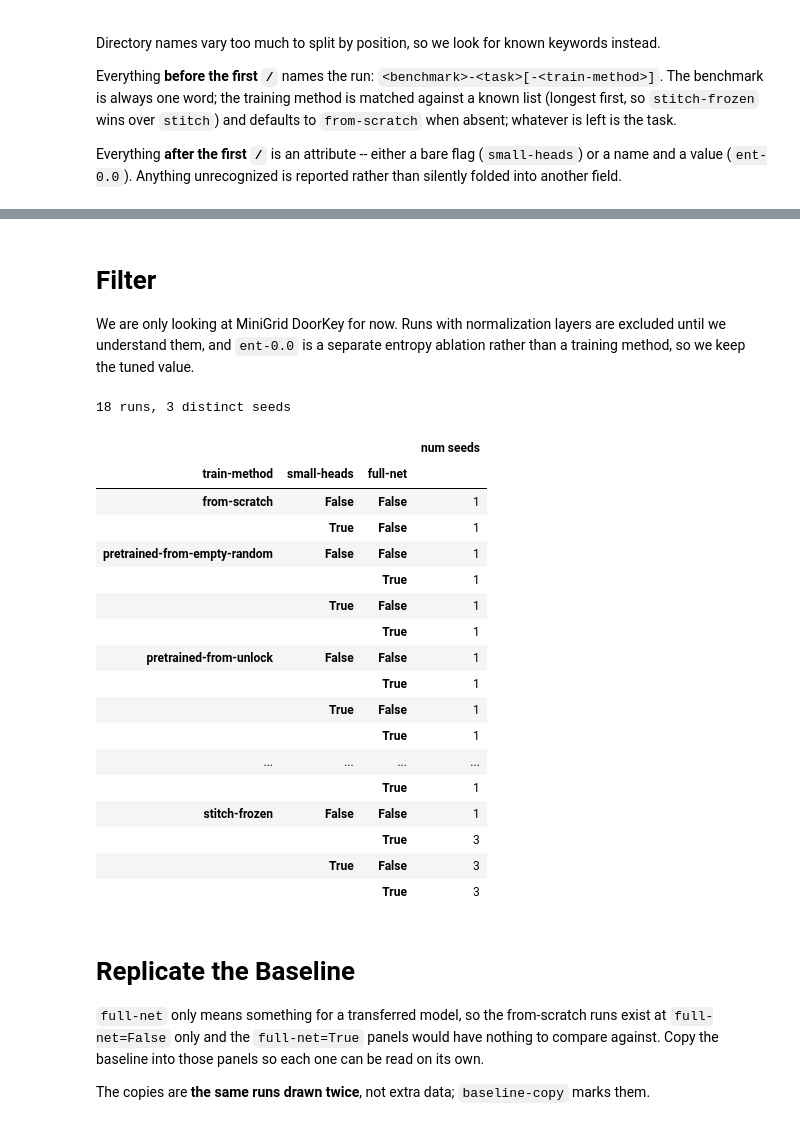
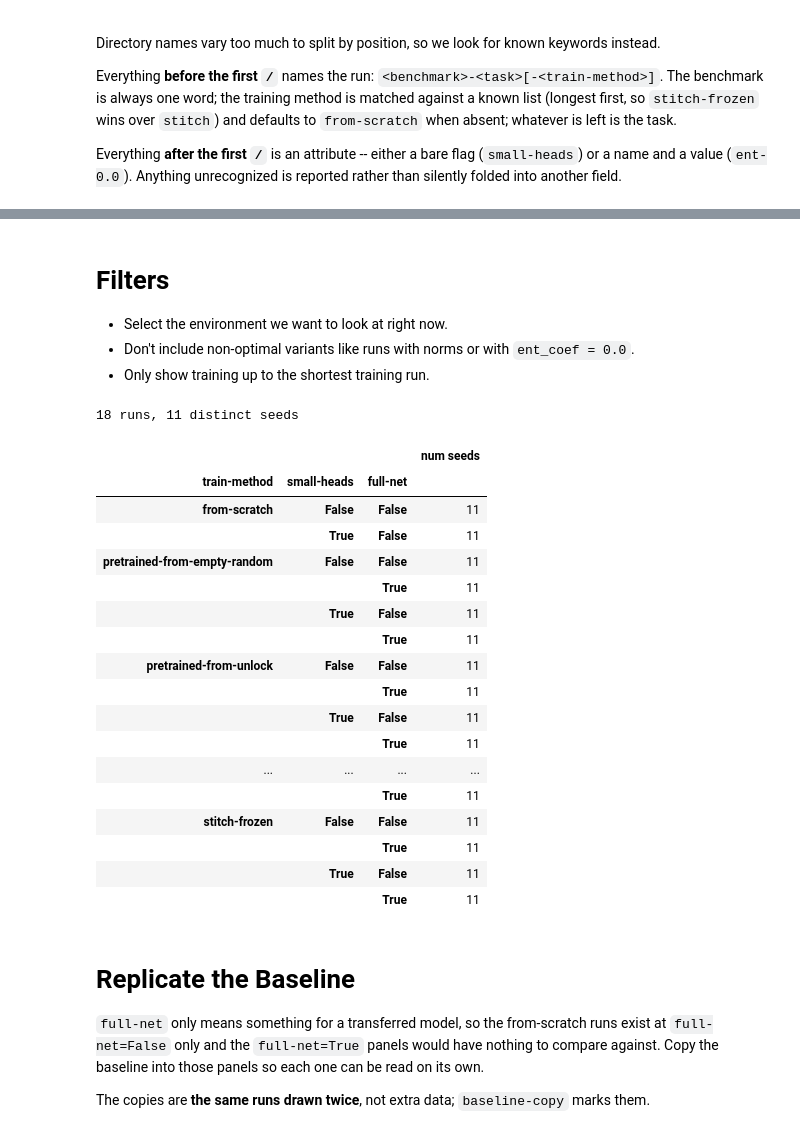
Before and after one commit to uvm-neurobotics-lab/stitching, a Jupyter notebook: src/minigrid.ipynb, the cells around one changed output, grey strips where cells are left out. Saved outputs shown, nothing was run; the diff lists cells and outputs as text; code cells hidden in the pictures.

```diff
--- a/src/minigrid.ipynb
+++ b/src/minigrid.ipynb
@@ -145,41 +146,48 @@ df.groupby(level="location").first()[["benchmark", "task", "train-method", *FLAG
 | minigrid-unlock/ent-0.0 | minigrid | unlock | from-scratch | False | False | False | 0.00 |
 | minigrid-unlock/small-heads | minigrid | unlock | from-scratch | True | False | False | 0.01 |
 # %% [markdown]
-# Filter
+# Filters
 
-We are only looking at MiniGrid DoorKey for now. Runs with normalization layers are excluded until we understand
-them, and `ent-0.0` is a separate entropy ablation rather than a training method, so we keep the tuned value.
+- Select the environment we want to look at right now.
+- Don't include non-optimal variants like runs with norms or with `ent_coef = 0.0`.
+- Only show training up to the shortest training run.
 # %%
 BENCHMARK, TASK = "minigrid", "doorkey"
 
+# Task focus
 runs = df[(df["benchmark"] == BENCHMARK) & (df["task"] == TASK)]
-runs = runs[~runs["with-norms"]]   # Not analyzing these yet.
-runs = runs[runs["ent"] == 0.01]   # The tuned value; ent-0.0 is an ablation, not a training method.
+# Filter non-optimal runs.
+runs = runs[~runs["with-norms"]]
+runs = runs[runs["ent"] == 0.01]
+# Find the run w/ the lowest final step value.
+max_step_per_run = runs.reset_index("Step").groupby(level="location").agg({"Step": "max"})
+smallest_max = max_step_per_run.min().item()
+runs = runs.loc[runs.index.get_level_values("Step") <= smallest_max]
 
 print(f"{runs.index.get_level_values('location').nunique()} runs, "
       f"{runs.index.get_level_values('seed').nunique()} distinct seeds")
 runs.groupby(["train-method", "small-heads", "full-net"]).apply(
     lambda g: g.index.get_level_values("seed").nunique(), include_groups=False).rename("num seeds").to_frame()
 # %% [output]
-18 runs, 3 distinct seeds
+18 runs, 11 distinct seeds
 |  |  |  | num seeds |
 | train-method | small-heads | full-net |  |
-| from-scratch | False | False | 1 |
-|  | True | False | 1 |
-| pretrained-from-empty-random | False | False | 1 |
-|  |  | True | 1 |
-|  | True | False | 1 |
-|  |  | True | 1 |
-| pretrained-from-unlock | False | False | 1 |
-|  |  | True | 1 |
-|  | True | False | 1 |
-|  |  | True | 1 |
+| from-scratch | False | False | 11 |
+|  | True | False | 11 |
+| pretrained-from-empty-random | False | False | 11 |
+|  |  | True | 11 |
+|  | True | False | 11 |
+|  |  | True | 11 |
+| pretrained-from-unlock | False | False | 11 |
+|  |  | True | 11 |
+|  | True | False | 11 |
+|  |  | True | 11 |
 | ... | ... | ... | ... |
-|  |  | True | 1 |
-| stitch-frozen | False | False | 1 |
-|  |  | True | 3 |
-|  | True | False | 3 |
-|  |  | True | 3 |
+|  |  | True | 11 |
+| stitch-frozen | False | False | 11 |
+|  |  | True | 11 |
+|  | True | False | 11 |
+|  |  | True | 11 |
 # %% [markdown]
 # Replicate the Baseline
 
```
Also changed, not shown: parts of 8 cells of this notebook.
